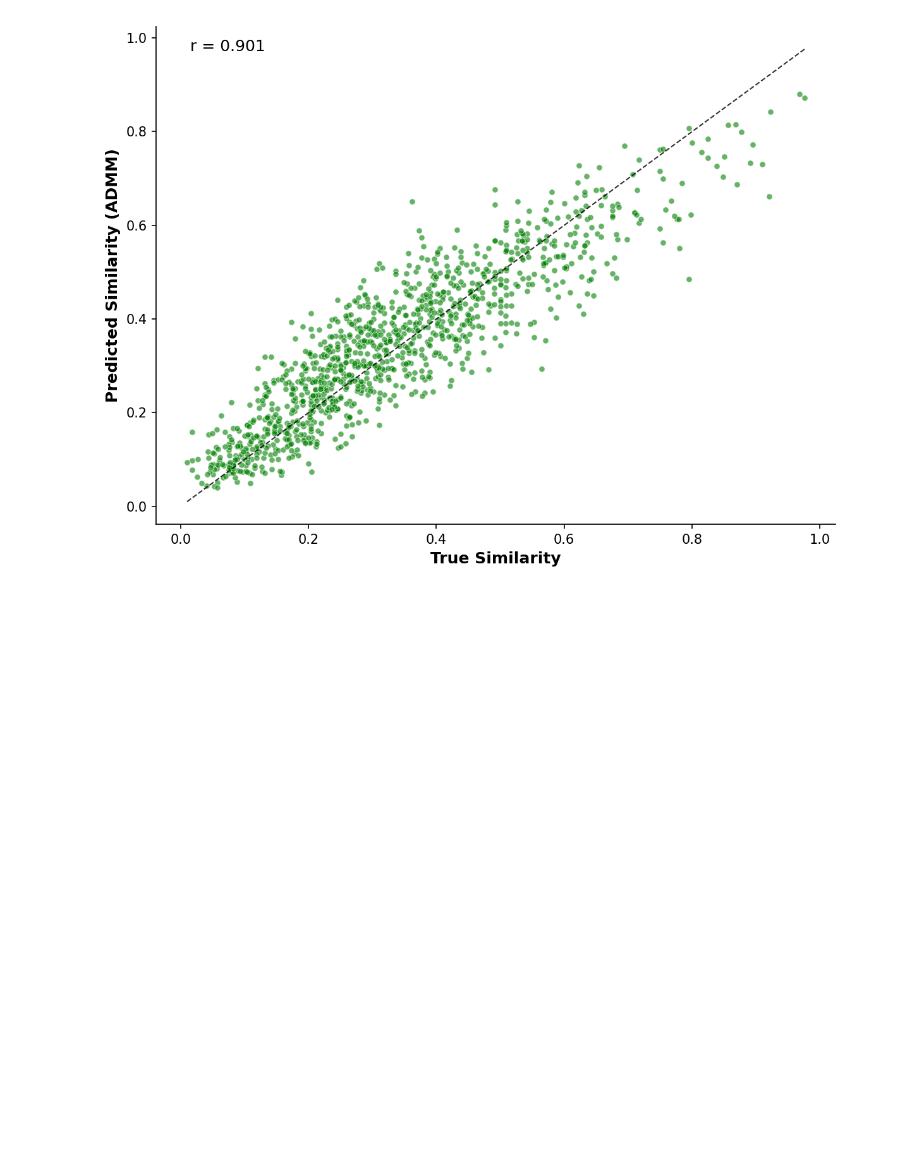
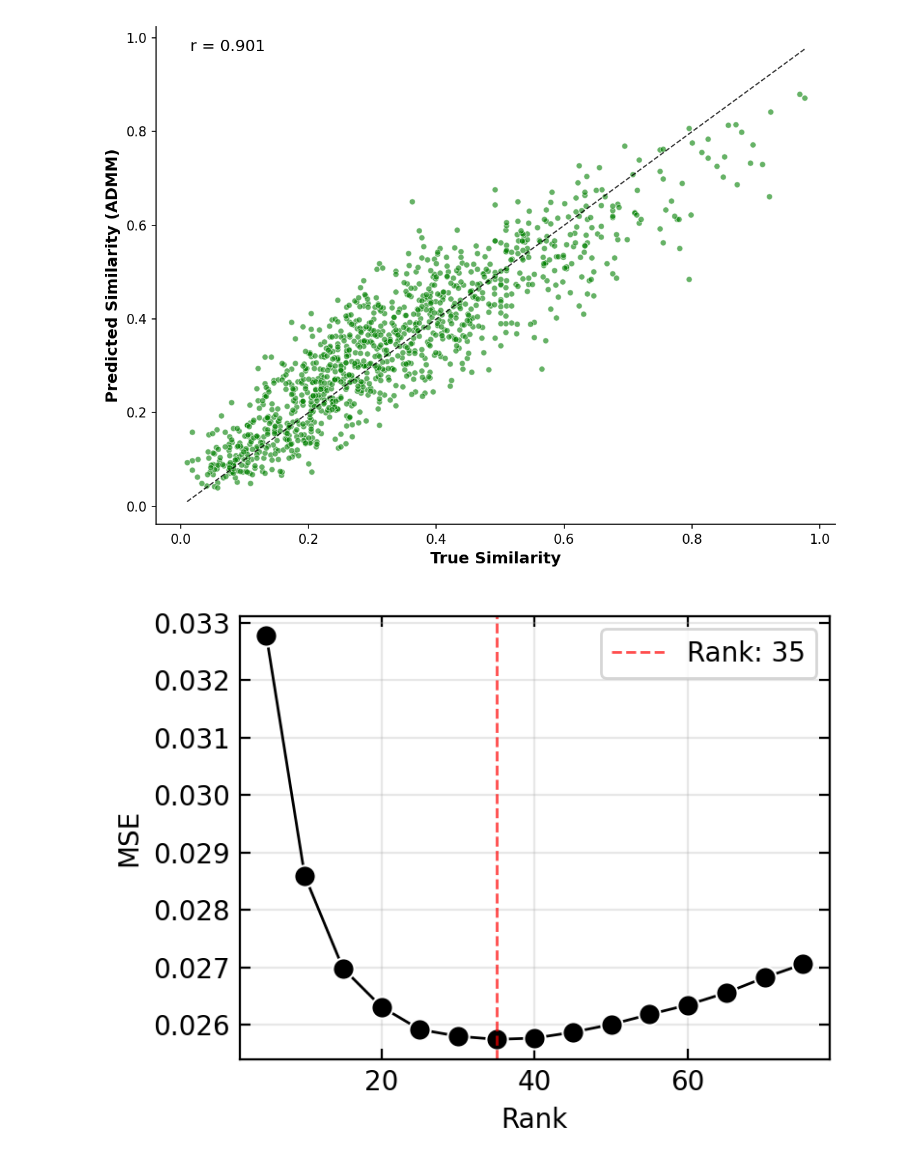
Before and after one commit to florianmahner/pysrf, a Jupyter notebook: notebooks/spose.ipynb, the cells around one changed output. Drawn from its saved outputs; the diff is of its cells as text; code cells hidden in the pictures; blank space fills up the shorter version.

```diff
--- a/notebooks/spose.ipynb
+++ b/notebooks/spose.ipynb
@@ -7,6 +7,7 @@ import numpy as np
 import pandas as pd
 import seaborn as sns
 import matplotlib.pyplot as plt
+from pathlib import Path
 
 # Load all data files
 DIMS = 49
@@ -16,6 +17,7 @@ summary_df = pd.read_csv(f"../results/spose/{DIMS}/sparse_spose_recon_summary.cs
 similarity_df = pd.read_csv(f"../results/spose/{DIMS}/similarity_comparison.csv")
 low_data_df = pd.read_csv(f"../results/spose/{DIMS}/sparse_spose_recon_low_data.csv")
 spose_recon_df = pd.read_csv("../results/benchmarks/spose_reconstruction.csv")
+spose_dimension_df = pd.read_csv("../results/spose/dimension_estimation/cv_results_trainset.csv")
 # %%
 spose_recon_df = pd.read_csv("../results/benchmarks/spose_reconstruction.csv")
 
@@ -227,3 +229,42 @@ plt.tight_layout()
 plt.show()
 # %% [output]
 [figure]
+# %%
+fig, ax = plt.subplots(figsize=(4,3), dpi=200)
+
+sns.lineplot(
+    data=spose_dimension_df,
+    x="param_rank",
+    y="mean_test_score",
+    color="black",
+    marker="o",
+    linewidth=1,
+    markersize=8,
+    ax=ax,
+)
+
+best_rank = spose_dimension_df.loc[spose_dimension_df["mean_test_score"].idxmin(), "param_rank"]
+best_score = spose_dimension_df["mean_test_score"].min()
+
+ax.axvline(x=best_rank, color="red", linestyle="--", alpha=0.7, linewidth=1, label=f"Rank: {best_rank}")
+
+ax.set_xlabel("Rank")
+ax.set_ylabel("Mean test score")
+ax.tick_params(axis="both", which="major", labelsize=12)
+ax.tick_params(
+    direction="in",
+    top=True,
+    right=True,
+    which="both",
+    labelsize=10,
+    length=4,
+)
+ax.set_xlabel("Rank")
+ax.set_ylabel("MSE")
+ax.grid(True, alpha=0.3)
+ax.legend()
+
+plt.tight_layout()
+plt.show()
+# %% [output]
+[figure, added]
```
Also changed, not shown: 11 other files.
